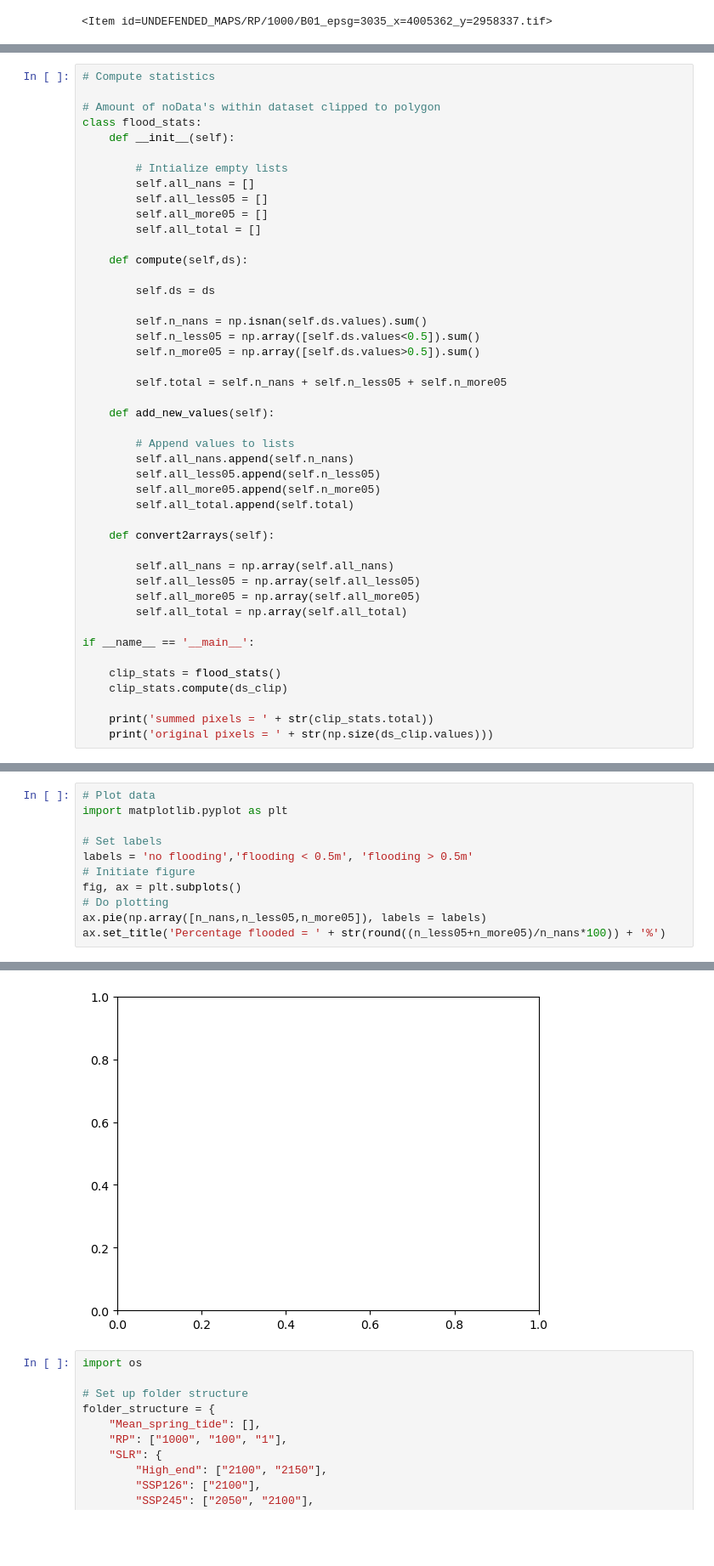
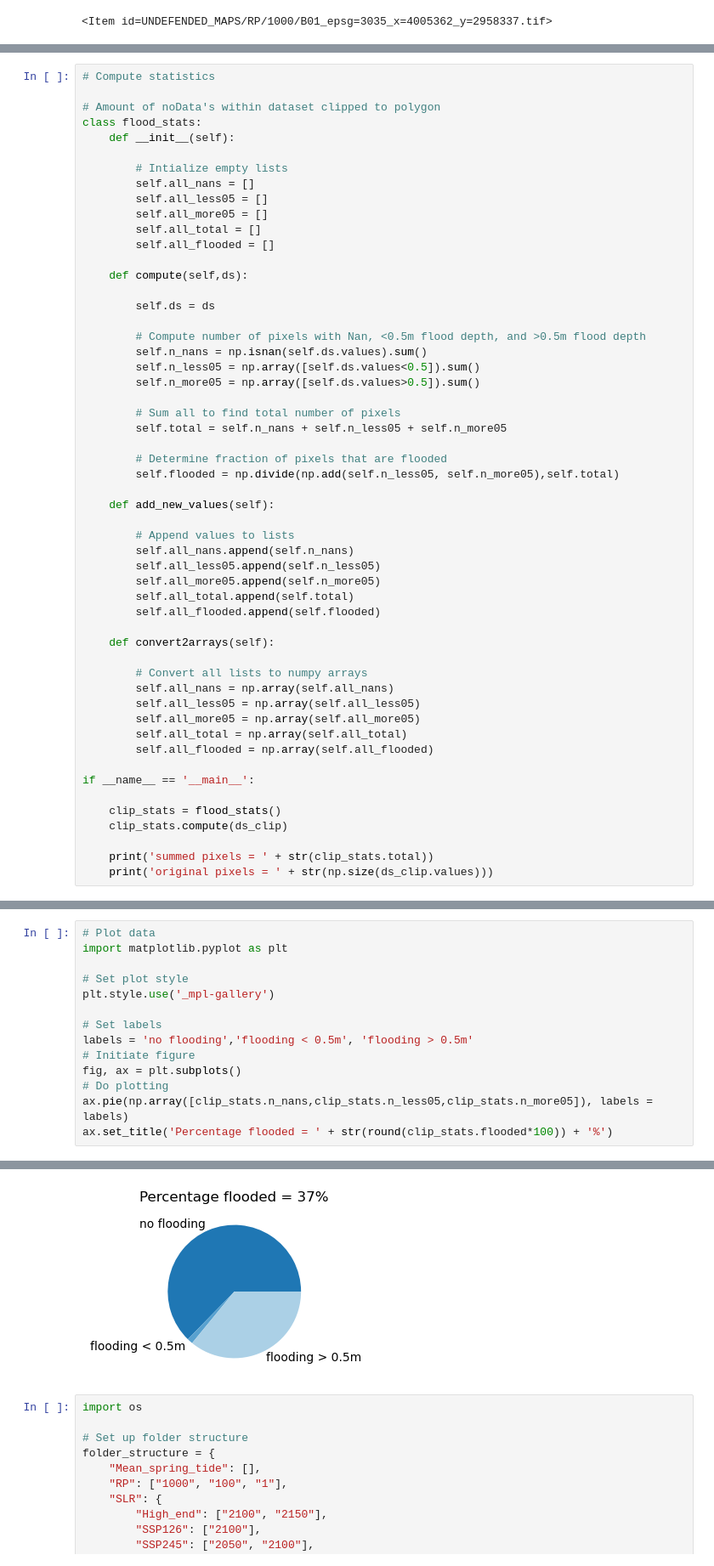
Before and after one commit to openearth/coclico-workbench, a Jupyter notebook: notebooks/POC_cfhp.ipynb, the cells around one changed output, grey strips where cells are left out. Shown at 85% size. Drawn from its saved outputs; the diff is of its cells as text; blank space fills up the shorter version.

```diff
--- a/notebooks/POC_cfhp.ipynb
+++ b/notebooks/POC_cfhp.ipynb
@@ -144,16 +141,22 @@ class flood_stats:
         self.all_less05 = []
         self.all_more05 = []
         self.all_total = []
+        self.all_flooded = []
 
     def compute(self,ds):
 
         self.ds = ds
 
+        # Compute number of pixels with Nan, <0.5m flood depth, and >0.5m flood depth
         self.n_nans = np.isnan(self.ds.values).sum()
         self.n_less05 = np.array([self.ds.values<0.5]).sum()
         self.n_more05 = np.array([self.ds.values>0.5]).sum()
 
+        # Sum all to find total number of pixels
         self.total = self.n_nans + self.n_less05 + self.n_more05
+
+        # Determine fraction of pixels that are flooded
+        self.flooded = np.divide(np.add(self.n_less05, self.n_more05),self.total)
 
     def add_new_values(self):
 
@@ -162,13 +165,16 @@ class flood_stats:
         self.all_less05.append(self.n_less05)
         self.all_more05.append(self.n_more05)
         self.all_total.append(self.total)
+        self.all_flooded.append(self.flooded)
 
     def convert2arrays(self):
 
+        # Convert all lists to numpy arrays
         self.all_nans = np.array(self.all_nans)
         self.all_less05 = np.array(self.all_less05)
         self.all_more05 = np.array(self.all_more05)
         self.all_total = np.array(self.all_total)
+        self.all_flooded = np.array(self.all_flooded)
 
 if __name__ == '__main__':
 
@@ -182,12 +189,15 @@ TypeError: flood_stats.__init__() takes 1 positional argument but 2 were given
 # %%
 # Plot data
 import matplotlib.pyplot as plt
+
+# Set plot style
+plt.style.use('_mpl-gallery')
 
 # Set labels
 labels = 'no flooding','flooding < 0.5m', 'flooding > 0.5m'
 # Initiate figure
 fig, ax = plt.subplots()
 # Do plotting
-ax.pie(np.array([n_nans,n_less05,n_more05]), labels = labels)
-ax.set_title('Percentage flooded = ' + str(round((n_less05+n_more05)/n_nans*100)) + '%')
+ax.pie(np.array([clip_stats.n_nans,clip_stats.n_less05,clip_stats.n_more05]), labels = labels)
+ax.set_title('Percentage flooded = ' + str(round(clip_stats.flooded*100)) + '%')
 # %% [output]
@@ -195,4 +205,4 @@ NameError: name 'n_nans' is not defined
-[figure, old version]
+[figure, new version]
 # %%
 import os
 
```
Also changed, not shown: parts of 6 cells of this notebook.
